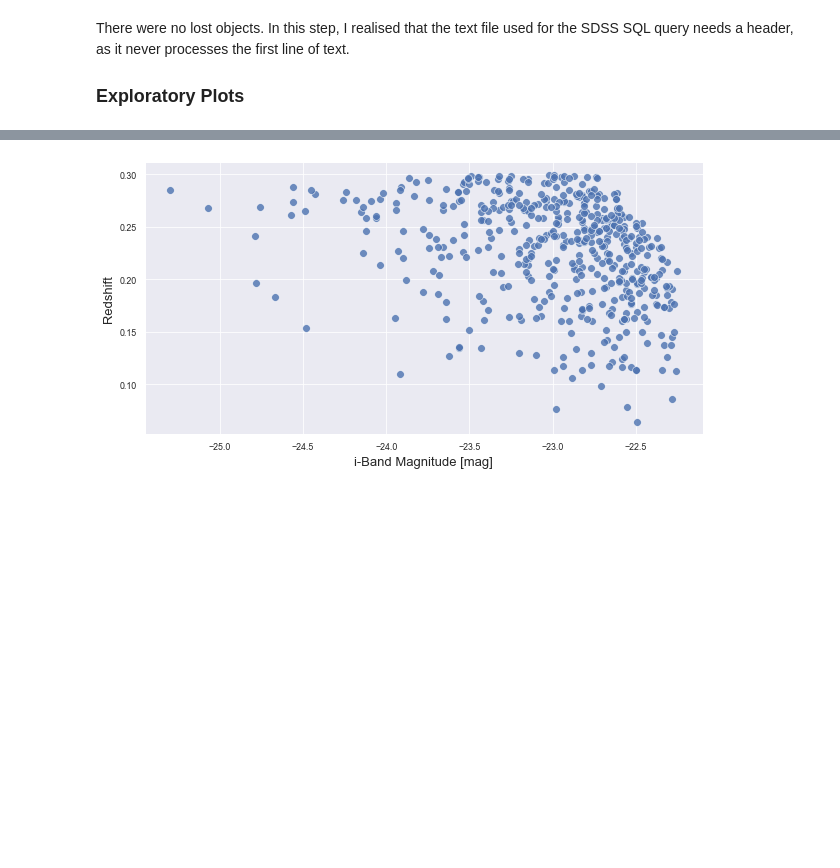
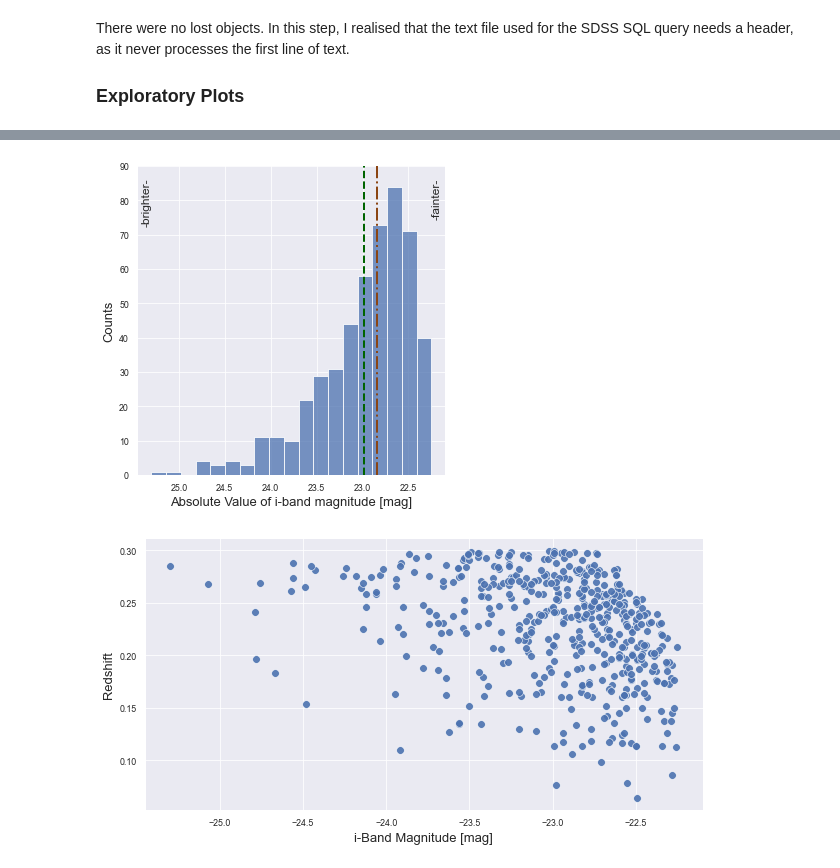
Before and after one commit to NicoGalvarino/AGN_Tutorials_Git, a Jupyter notebook: Tutorial_3_BH_params/Tutorial_3_BH_AD.ipynb, the cells around one changed output, grey strips where cells are left out. Cells and saved outputs as stored; diff of their text form; code cells hidden in the pictures; blank space fills up the shorter version.

```diff
--- a/Tutorial_3_BH_params/Tutorial_3_BH_AD.ipynb
+++ b/Tutorial_3_BH_params/Tutorial_3_BH_AD.ipynb
@@ -214,3 +228,23 @@ plt.show()
+# %%
+sns.displot(data=qsos, x='iMAG_abs', palette='colorblind')
+plt.vlines(qsos['iMAG_abs'].median(), 0, 90, color='saddlebrown', linewidth=2, linestyles='dashdot', label='Median')
+plt.vlines(qsos['iMAG_abs'].mean(), 0, 90, color='darkgreen', linewidth=2, linestyles='dashed', label='Mean')
+plt.ylim(0, 90)
+
+ax = plt.gca()
+ax.set_xlim(ax.get_xlim()[::-1])
+
+plt.text(25.4, 73, '-brighter-', fontsize=12, rotation=90);
+plt.text(22.25, 75, '-fainter-', fontsize=12, rotation=90);
+
+plt.ylabel('Counts', fontsize=13);
+plt.xlabel('Absolute Value of i-band magnitude [mag]', fontsize=13);
+
+# plt.savefig('qsos_iMAG_distr.pdf')
+
+plt.show()
+# %% [output]
+[figure, added]
 # %%
 f, ax = plt.subplots(figsize=(10, 5))
 
```
Also changed, not shown: parts of 10 cells of this notebook, 4 other files.
